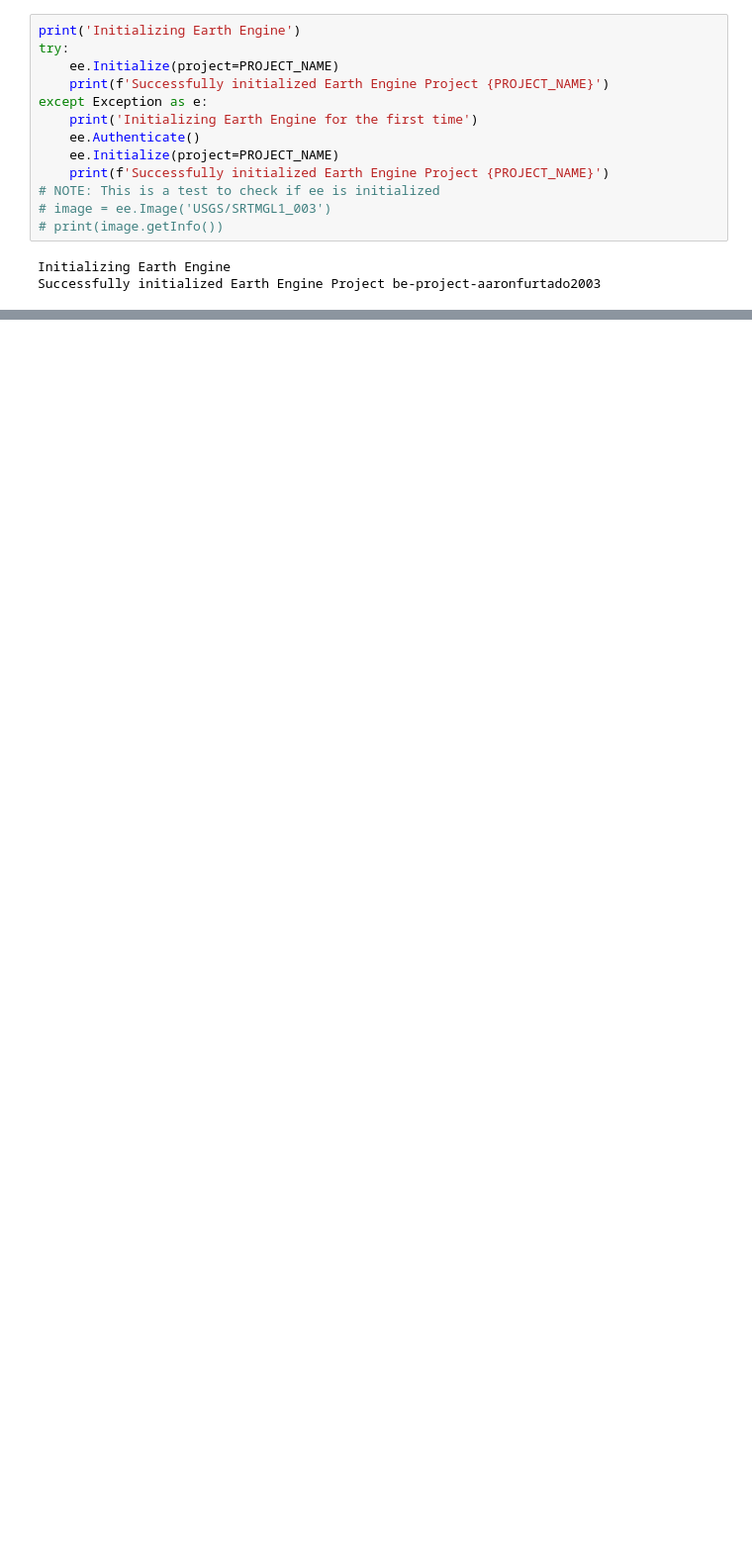
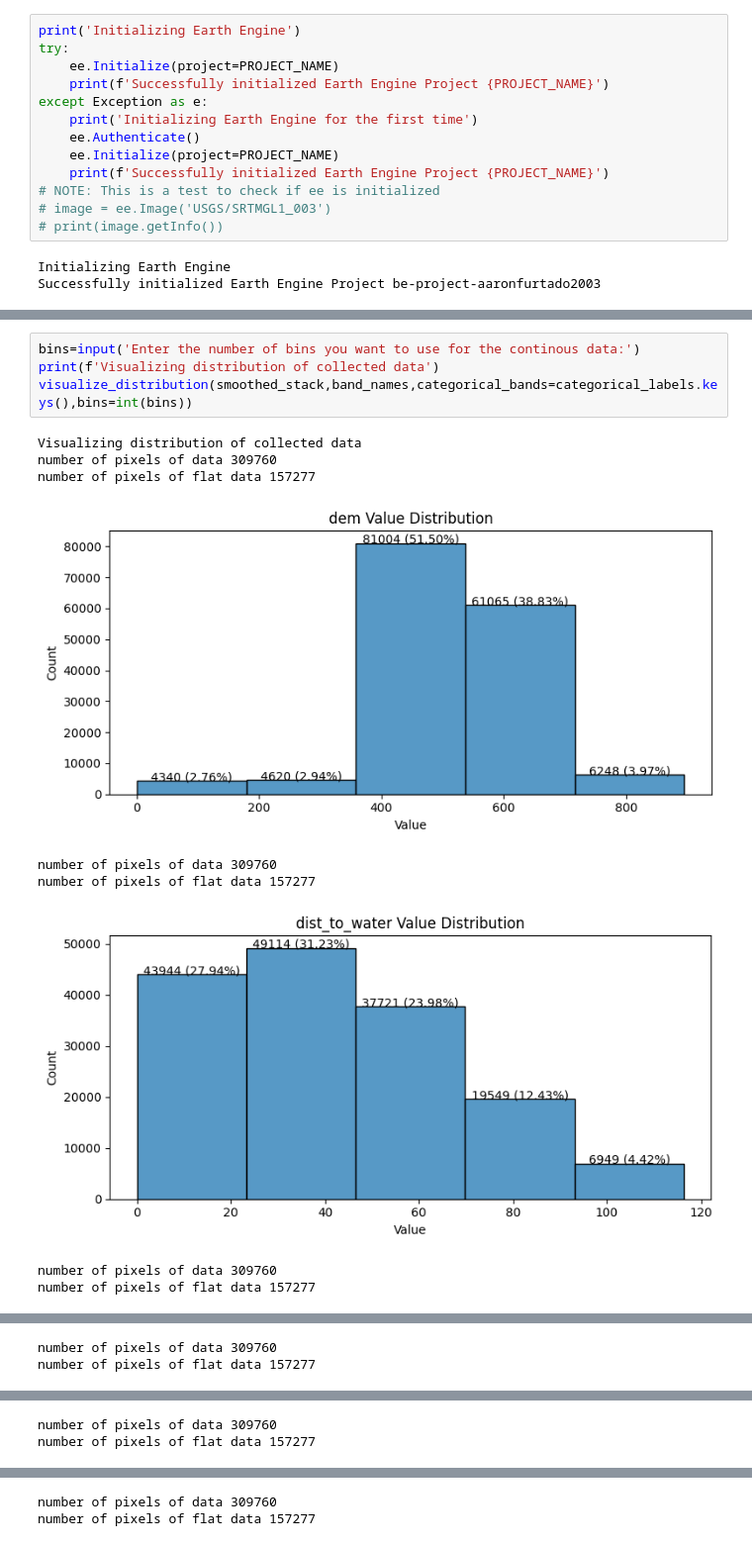
Before and after one commit to lilpotato03/PANI-Precipitaiton-Analysis-for-Natural-Integration, a Jupyter notebook: app.ipynb, the cells around one changed output, grey strips where cells are left out. Shown at 99% size. Saved outputs shown, nothing was run; the diff lists cells and outputs as text; blank space fills up the shorter version.

```diff
--- a/app.ipynb
+++ b/app.ipynb
@@ -130,0 +124,14 @@ Band names: ['dem', 'dist_to_water', 'flow_acc', 'geom', 'lulc', 'ndwi', 'rain',
+# %%
+bins=input('Enter the number of bins you want to use for the continous data:')
+print(f'Visualizing distribution of collected data')
+visualize_distribution(smoothed_stack,band_names,categorical_bands=categorical_labels.keys(),bins=int(bins))
+# %% [output]
+Visualizing distribution of collected data
+number of pixels of data 309760
+number of pixels of flat data 157277
+[figure, added]
+number of pixels of data 309760
+number of pixels of flat data 157277
+[figure, added]
+number of pixels of data 309760
+number of pixels of flat data 157277
@@ -130,0 +139,2 @@ Band names: ['dem', 'dist_to_water', 'flow_acc', 'geom', 'lulc', 'ndwi', 'rain',
+number of pixels of data 309760
+number of pixels of flat data 157277
@@ -130,0 +142,2 @@ Band names: ['dem', 'dist_to_water', 'flow_acc', 'geom', 'lulc', 'ndwi', 'rain',
+number of pixels of data 309760
+number of pixels of flat data 157277
@@ -130,0 +145,2 @@ Band names: ['dem', 'dist_to_water', 'flow_acc', 'geom', 'lulc', 'ndwi', 'rain',
+number of pixels of data 309760
+number of pixels of flat data 157277
```
Also changed, not shown: parts of 19 cells of this notebook, 10 other files.
